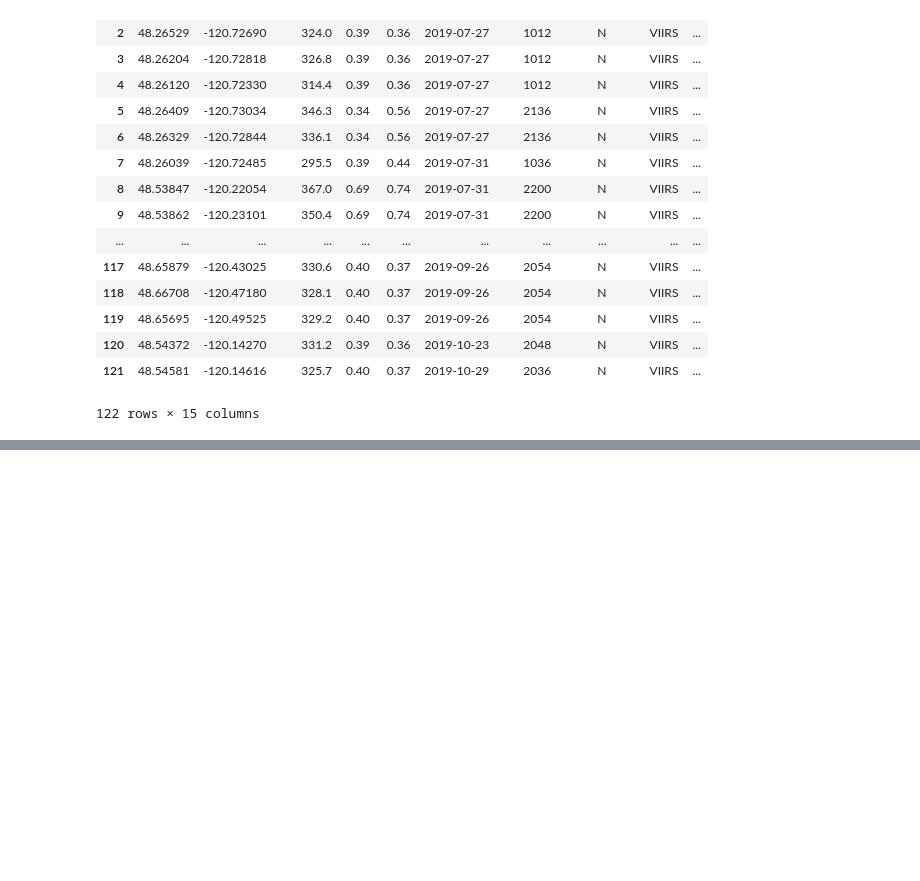
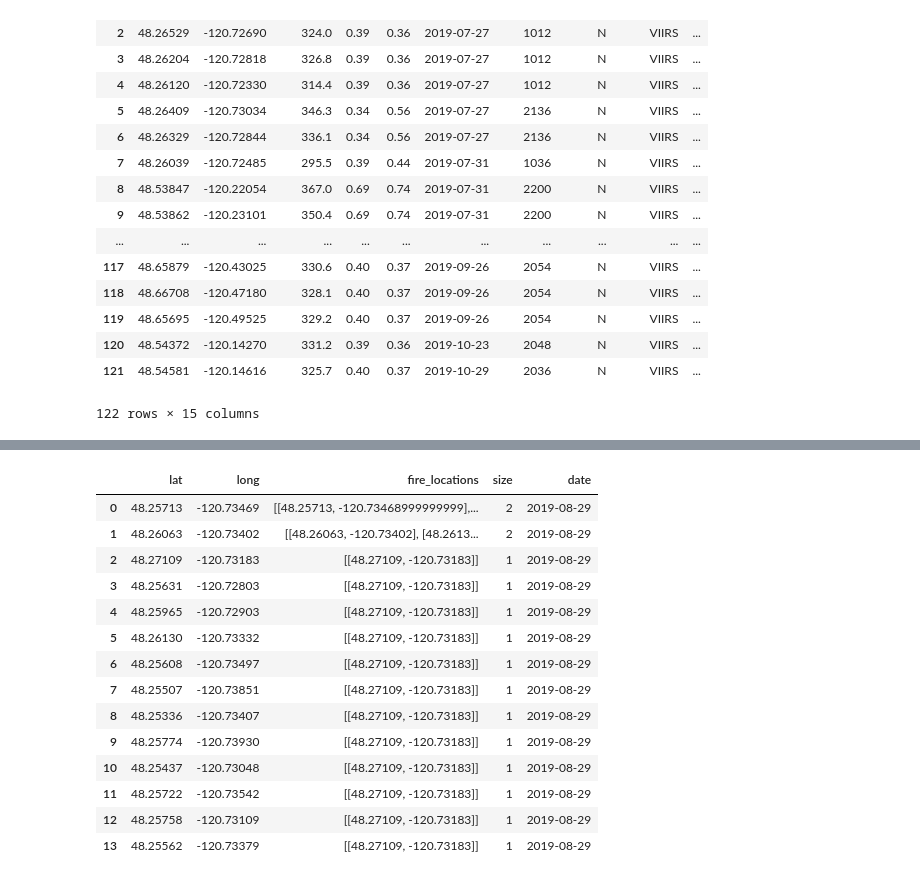
Before and after one commit to sarahtang/fire, a Jupyter notebook: Fire!!.ipynb, the cells around one changed output, grey strips where cells are left out. Saved outputs shown, nothing was run; the diff lists cells and outputs as text; code cells hidden in the pictures; blank space fills up the shorter version.

```diff
--- a/Fire!!.ipynb
+++ b/Fire!!.ipynb
@@ -250,0 +321,23 @@ size_of_fire(consec_values)
+# %%
+# Cut num_fires more based on duplicates lat and long keeping greater size
+result = num_fires.sort_values(['size'], ascending=False)
+result = result.drop_duplicates(subset=["lat", "long"], keep = "first")
+result = result.reset_index()
+result = result.drop(columns = "index")
+result
+# %% [output]
+|  | lat | long | fire_locations | size | date |
+| 0 | 48.25713 | -120.73469 | [[48.25713, -120.73468999999999],... | 2 | 2019-08-29 |
+| 1 | 48.26063 | -120.73402 | [[48.26063, -120.73402], [48.2613... | 2 | 2019-08-29 |
+| 2 | 48.27109 | -120.73183 | [[48.27109, -120.73183]] | 1 | 2019-08-29 |
+| 3 | 48.25631 | -120.72803 | [[48.27109, -120.73183]] | 1 | 2019-08-29 |
+| 4 | 48.25965 | -120.72903 | [[48.27109, -120.73183]] | 1 | 2019-08-29 |
+| 5 | 48.26130 | -120.73332 | [[48.27109, -120.73183]] | 1 | 2019-08-29 |
+| 6 | 48.25608 | -120.73497 | [[48.27109, -120.73183]] | 1 | 2019-08-29 |
+| 7 | 48.25507 | -120.73851 | [[48.27109, -120.73183]] | 1 | 2019-08-29 |
+| 8 | 48.25336 | -120.73407 | [[48.27109, -120.73183]] | 1 | 2019-08-29 |
+| 9 | 48.25774 | -120.73930 | [[48.27109, -120.73183]] | 1 | 2019-08-29 |
+| 10 | 48.25437 | -120.73048 | [[48.27109, -120.73183]] | 1 | 2019-08-29 |
+| 11 | 48.25722 | -120.73542 | [[48.27109, -120.73183]] | 1 | 2019-08-29 |
+| 12 | 48.25758 | -120.73109 | [[48.27109, -120.73183]] | 1 | 2019-08-29 |
+| 13 | 48.25562 | -120.73379 | [[48.27109, -120.73183]] | 1 | 2019-08-29 |
```
Also changed, not shown: parts of 6 cells of this notebook.
